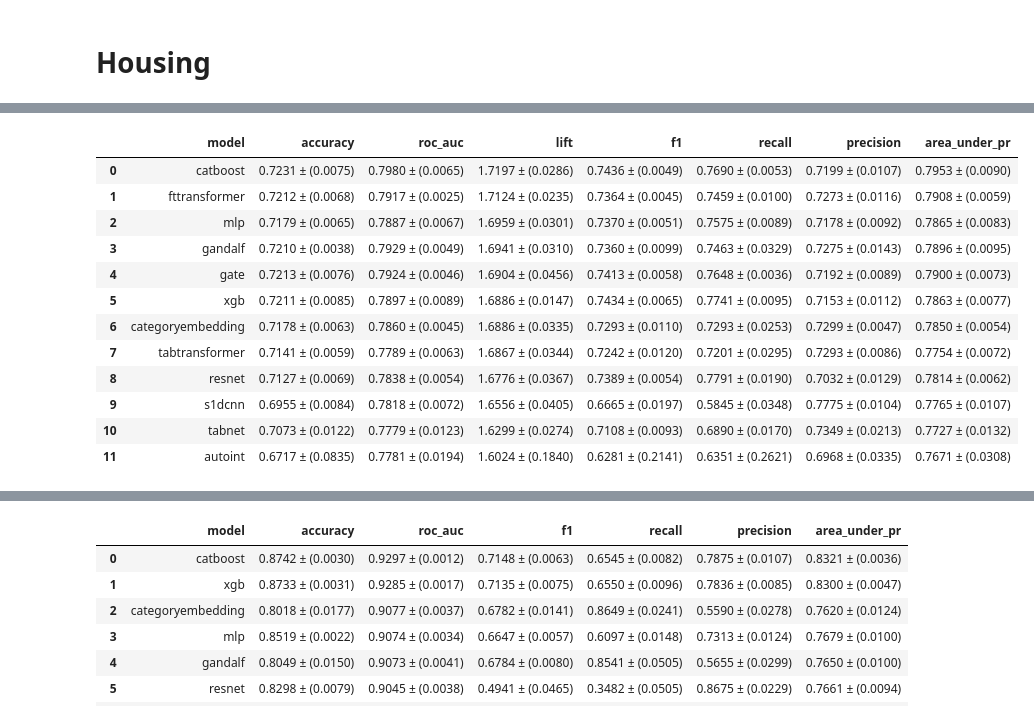
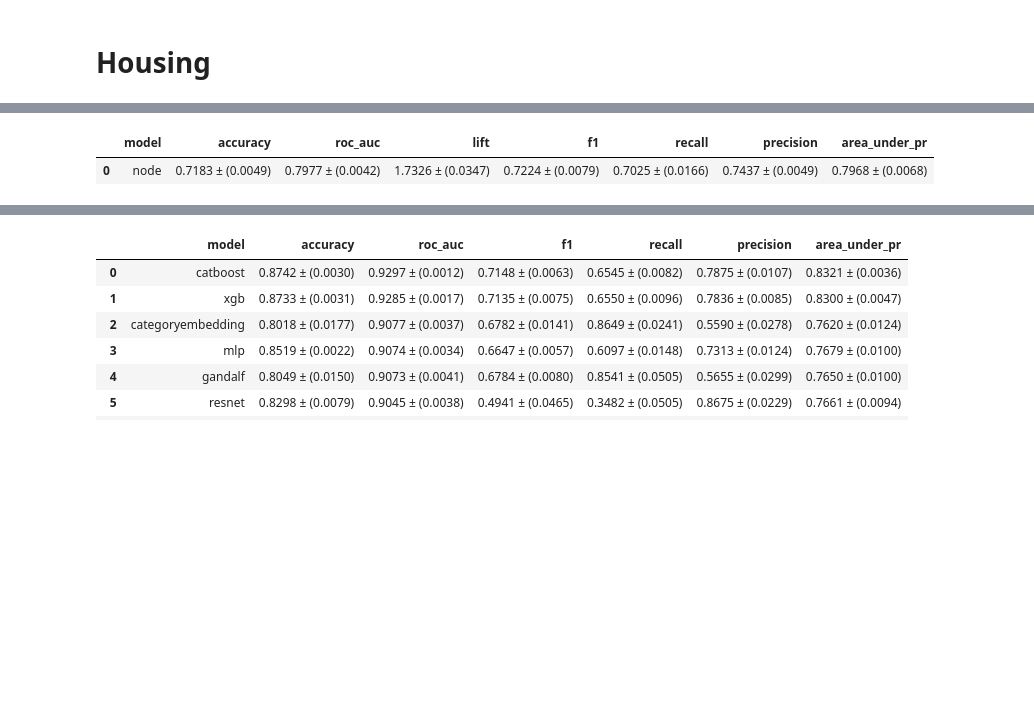
Before and after one commit to mdicio/AutoDeep, a Jupyter notebook: notebooks/ResultsExplorationBookFinal.ipynb, the cells around one changed output, grey strips where cells are left out. Drawn from its saved outputs; the diff is of its cells as text; code cells hidden in the pictures; blank space fills up the shorter version.

```diff
--- a/notebooks/ResultsExplorationBookFinal.ipynb
+++ b/notebooks/ResultsExplorationBookFinal.ipynb
@@ -186,7 +214,8 @@ class Format:
 
 
 def make_results_table(
-    df, dataset_name, display_cols, metric_cols, image_name="", dpi=1200, image_path=""
+    df, dataset_name, display_cols, metric_cols, image_name="", dpi=1200, image_path="/home/boom/sdev/WTabRun/notebooks/tables/",
+    image_folder = ""
 ):
     result_df = df.loc[df["dataset"] == dataset_name].reset_index(drop=True).copy()
 
@@ -206,7 +235,7 @@ def make_results_table(
         # Drop the corresponding std column
         result_df.drop(columns=[metric + "_std"], inplace=True)
 
-    result_df[display_cols].to_csv(rf"{image_path}/{image_name}.csv")
+    result_df[display_cols].to_csv(rf"{image_path}/{image_folder}/{image_name}.csv")
 
     return result_df[display_cols]
 
@@ -220,9 +249,8 @@ def highlight_max_row(s):
 def highlight_min_row(s):
     is_max = s == s.min()
     return ["background-color: green" if v else "" for v in is_max]
-
-
-folder = "default"
+# %%
+folder = "hyperopt"
 # %% [markdown]
 # Housing
 # %%
@@ -297,45 +303,34 @@ styled_df
 # %%
 display_cols = [
     "model",
     "accuracy",
     "roc_auc",
     "lift",
     "f1",
     "recall",
     "precision",
     "area_under_pr",
 ]
 metric_cols = [
     "accuracy",
     "roc_auc",
     "lift",
     "f1",
     "recall",
     "precision",
     "area_under_pr",
 ]
 dataset_name = "heloc"
 df = make_results_table(
-    best_df, dataset_name, display_cols, metric_cols, image_name=dataset_name, dpi=1200
+    best_df, dataset_name, display_cols, metric_cols, image_name=dataset_name, image_folder = folder, dpi=1200
 )
 # Apply the styling function to the specified columns
 styled_df = df.style.apply(highlight_max_row, subset=metric_cols, axis=0)
 dfi.export(styled_df, f"./tables/{folder}/df_styled_{dataset_name}.png", dpi=400)
 styled_df
 # %% [output]
 |  | model | accuracy | roc_auc | lift | f1 | recall | precision | area_under_pr |
-| 0 | catboost | 0.7231 ± (0.0075) | 0.7980 ± (0.0065) | 1.7197 ± (0.0286) | 0.7436 ± (0.0049) | 0.7690 ± (0.0053) | 0.7199 ± (0.0107) | 0.7953 ± (0.0090) |
-| 1 | fttransformer | 0.7212 ± (0.0068) | 0.7917 ± (0.0025) | 1.7124 ± (0.0235) | 0.7364 ± (0.0045) | 0.7459 ± (0.0100) | 0.7273 ± (0.0116) | 0.7908 ± (0.0059) |
-| 2 | mlp | 0.7179 ± (0.0065) | 0.7887 ± (0.0067) | 1.6959 ± (0.0301) | 0.7370 ± (0.0051) | 0.7575 ± (0.0089) | 0.7178 ± (0.0092) | 0.7865 ± (0.0083) |
-| 3 | gandalf | 0.7210 ± (0.0038) | 0.7929 ± (0.0049) | 1.6941 ± (0.0310) | 0.7360 ± (0.0099) | 0.7463 ± (0.0329) | 0.7275 ± (0.0143) | 0.7896 ± (0.0095) |
-| 4 | gate | 0.7213 ± (0.0076) | 0.7924 ± (0.0046) | 1.6904 ± (0.0456) | 0.7413 ± (0.0058) | 0.7648 ± (0.0036) | 0.7192 ± (0.0089) | 0.7900 ± (0.0073) |
-| 5 | xgb | 0.7211 ± (0.0085) | 0.7897 ± (0.0089) | 1.6886 ± (0.0147) | 0.7434 ± (0.0065) | 0.7741 ± (0.0095) | 0.7153 ± (0.0112) | 0.7863 ± (0.0077) |
-| 6 | categoryembedding | 0.7178 ± (0.0063) | 0.7860 ± (0.0045) | 1.6886 ± (0.0335) | 0.7293 ± (0.0110) | 0.7293 ± (0.0253) | 0.7299 ± (0.0047) | 0.7850 ± (0.0054) |
-| 7 | tabtransformer | 0.7141 ± (0.0059) | 0.7789 ± (0.0063) | 1.6867 ± (0.0344) | 0.7242 ± (0.0120) | 0.7201 ± (0.0295) | 0.7293 ± (0.0086) | 0.7754 ± (0.0072) |
-| 8 | resnet | 0.7127 ± (0.0069) | 0.7838 ± (0.0054) | 1.6776 ± (0.0367) | 0.7389 ± (0.0054) | 0.7791 ± (0.0190) | 0.7032 ± (0.0129) | 0.7814 ± (0.0062) |
-| 9 | s1dcnn | 0.6955 ± (0.0084) | 0.7818 ± (0.0072) | 1.6556 ± (0.0405) | 0.6665 ± (0.0197) | 0.5845 ± (0.0348) | 0.7775 ± (0.0104) | 0.7765 ± (0.0107) |
-| 10 | tabnet | 0.7073 ± (0.0122) | 0.7779 ± (0.0123) | 1.6299 ± (0.0274) | 0.7108 ± (0.0093) | 0.6890 ± (0.0170) | 0.7349 ± (0.0213) | 0.7727 ± (0.0132) |
-| 11 | autoint | 0.6717 ± (0.0835) | 0.7781 ± (0.0194) | 1.6024 ± (0.1840) | 0.6281 ± (0.2141) | 0.6351 ± (0.2621) | 0.6968 ± (0.0335) | 0.7671 ± (0.0308) |
+| 0 | node | 0.7183 ± (0.0049) | 0.7977 ± (0.0042) | 1.7326 ± (0.0347) | 0.7224 ± (0.0079) | 0.7025 ± (0.0166) | 0.7437 ± (0.0049) | 0.7968 ± (0.0068) |
 # %%
 display_cols = [
     "model",
```
Also changed, not shown: parts of 15 cells of this notebook, 32 other files.
